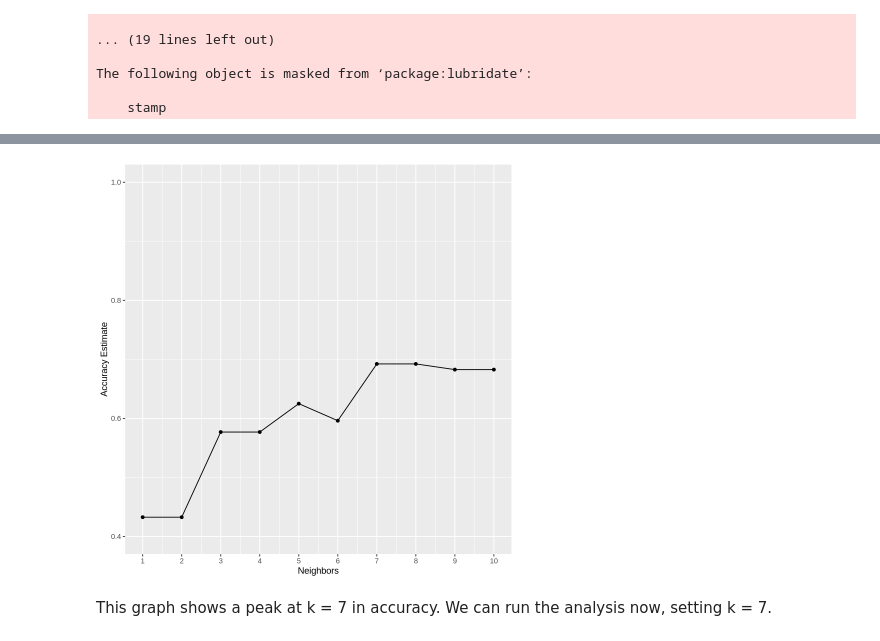
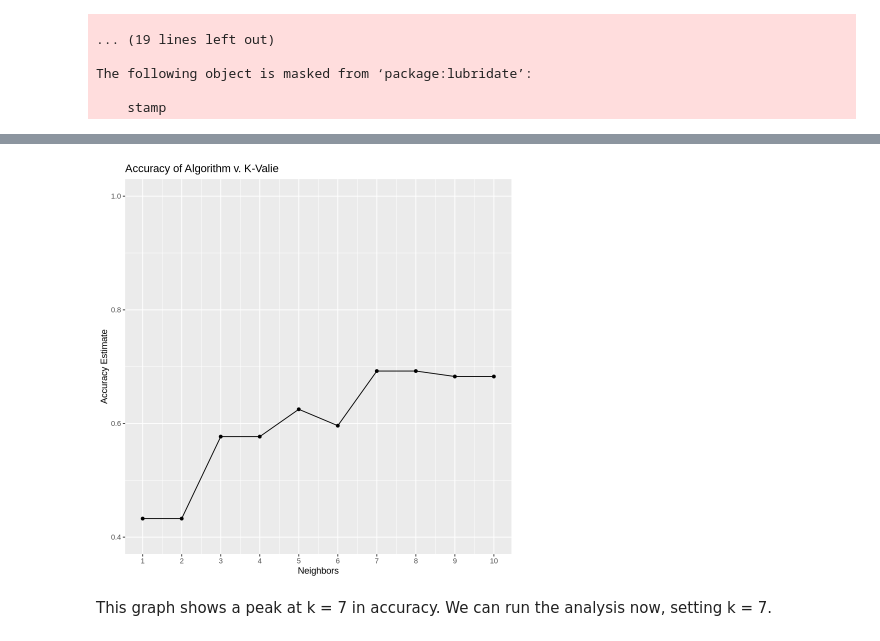
Before and after one commit to ellailan/PLAICRAFT-Data-Analysis, a Jupyter notebook: data-analysis.ipynb, the cells around one changed output, grey strips where cells are left out. Cells and saved outputs as stored; diff of their text form; code cells hidden in the pictures.

```diff
--- a/data-analysis.ipynb
+++ b/data-analysis.ipynb
@@ -85,5 +139,6 @@ A tibble: 131 × 5
 # %%
-set.seed(1000) #don't remove pleaaaaseeee
+
+set.seed(1000)
 
 #splitting data into testing and training, using the proportion reccomended by TA as feedback to proposal
 gender_split <- initial_split(players, prop = 0.80, strata = gender)
@@ -94,37 +149,38 @@ gender_test <- testing(gender_split)
 vfold <- vfold_cv(gender_train, v = 2, strata = gender)
 k_vals <- tibble(neighbors = seq(from = 1, to = 10, by = 1))
 
 knn_tune <- nearest_neighbor(weight_func = "rectangular", neighbors = tune()) |>
                 set_engine("kknn") |>
                 set_mode("classification")
 
 
 #excluding playtime bc of outlying data, also debatable
 gender_recipe <- recipe(gender ~ experience + subscribe + Age, data = gender_train) |>
                 step_scale(all_predictors()) |>
                 step_center(all_predictors())
 
 
 knn_results <- workflow() |>
-      add_recipe(knn_recipe) |>
+      add_recipe(gender_recipe) |>
       add_model(knn_tune) |>
       tune_grid(resamples = vfold, grid = k_vals) |>
       collect_metrics()
 
 
 accuracies <- knn_results |>
       filter(.metric == "accuracy")
 
 accuracy_versus_k <- ggplot(accuracies, aes(x = neighbors, y = mean))+
       geom_point() +
       geom_line() +
       labs(x = "Neighbors", y = "Accuracy Estimate") +
-      scale_x_continuous(breaks = seq(0, 14, by = 1)) +  # adjusting the x-axis
-      scale_y_continuous(limits = c(0.4, 1.0)) # adjusting the y-axis
+      scale_x_continuous(breaks = seq(0, 14, by = 1)) +
+      scale_y_continuous(limits = c(0.4, 1.0)) +
+        ggtitle("Accuracy of Algorithm v. K-Valie")
 
 accuracy_versus_k
 # %% [output]
-[figure, old version]
+[figure, new version]
 # %% [markdown]
 This graph shows a peak at k = 7 in accuracy. We can run the analysis now, setting k = 7.
 # %%
```
Also changed, not shown: parts of 5 cells of this notebook.
